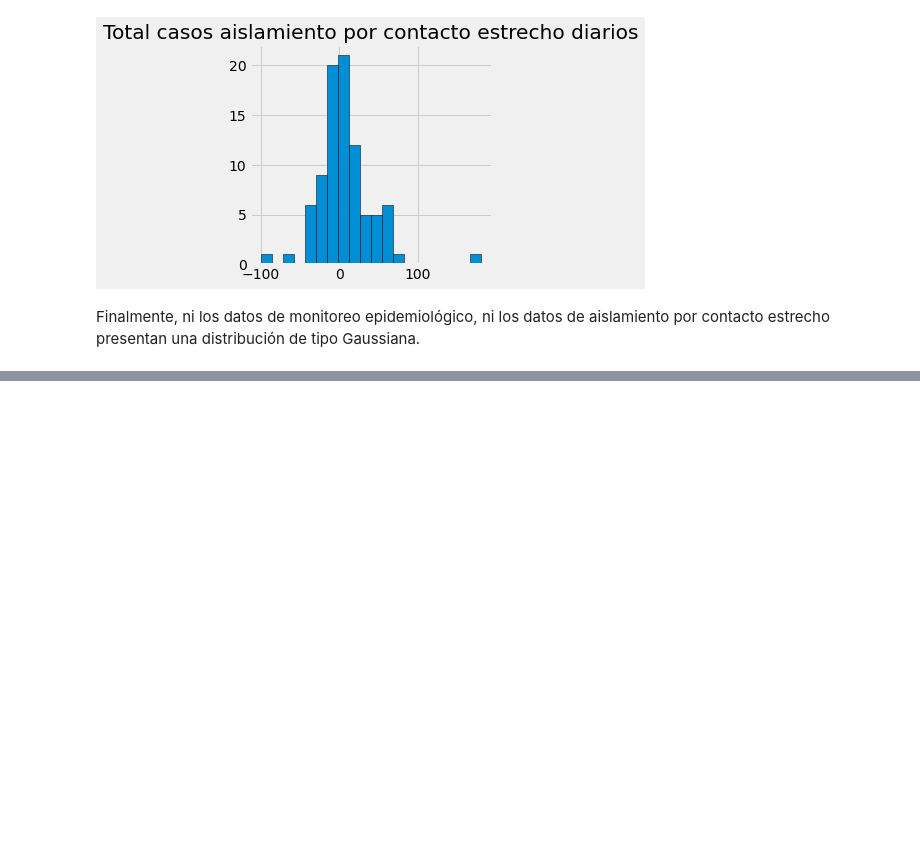
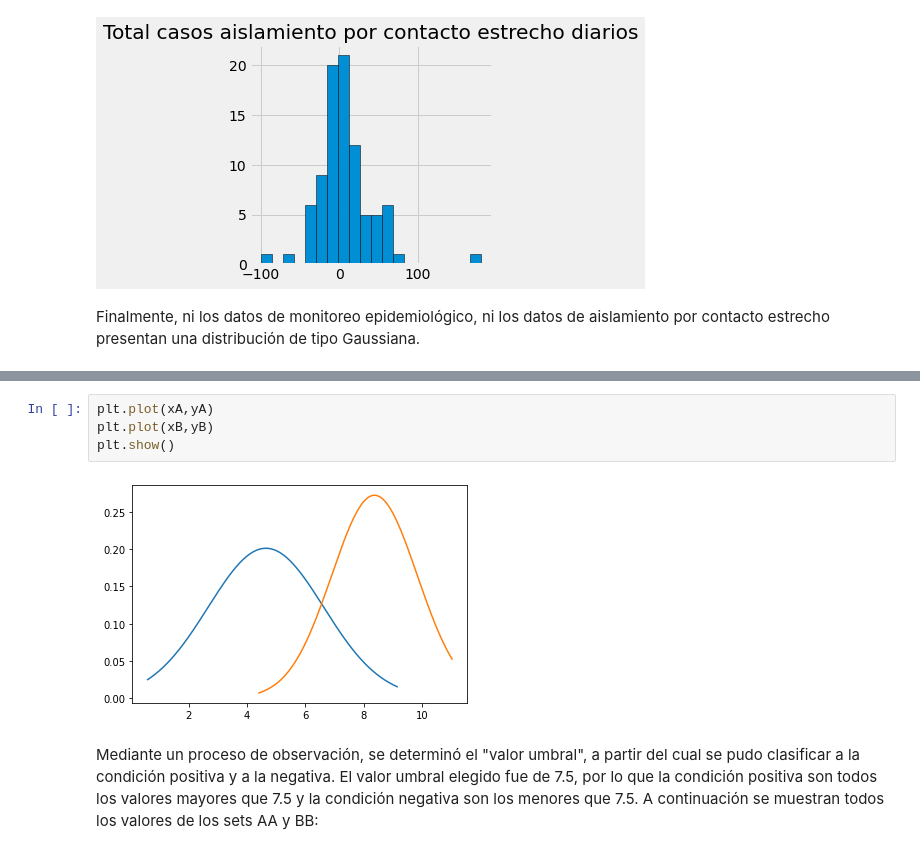
Before and after one commit to ivanrango/Machine-Learning, a Jupyter notebook: Trabajo_Práctico_2.ipynb, the cells around one changed output, grey strips where cells are left out. Cells and saved outputs as stored; diff of their text form; blank space fills up the shorter version.

```diff
--- a/Trabajo_Práctico_2.ipynb
+++ b/Trabajo_Práctico_2.ipynb
@@ -302,0 +339,9 @@ Finalmente, ni los datos de monitoreo epidemiológico, ni los datos de aislamien
+# %%
+plt.plot(xA,yA)
+plt.plot(xB,yB)
+plt.show()
+# %% [output]
+[figure, added]
+# %% [markdown]
+Mediante un proceso de observación, se determinó el "valor umbral", a partir del cual se pudo clasificar a la condición positiva y a la negativa. El valor umbral elegido fue de 7.5, por lo que la condición positiva son todos los valores mayores que 7.5 y la condición negativa son los menores que 7.5.
+A continuación se muestran todos los valores de los sets AA y BB:
```
Also changed, not shown: parts of 22 cells of this notebook.
